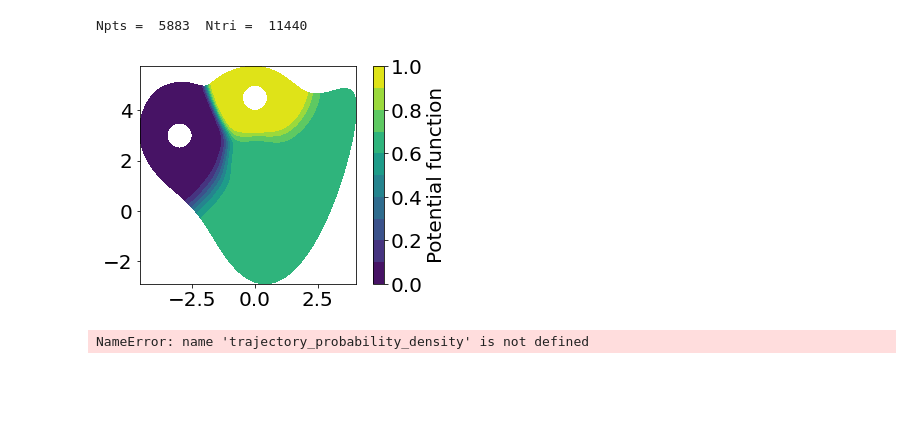
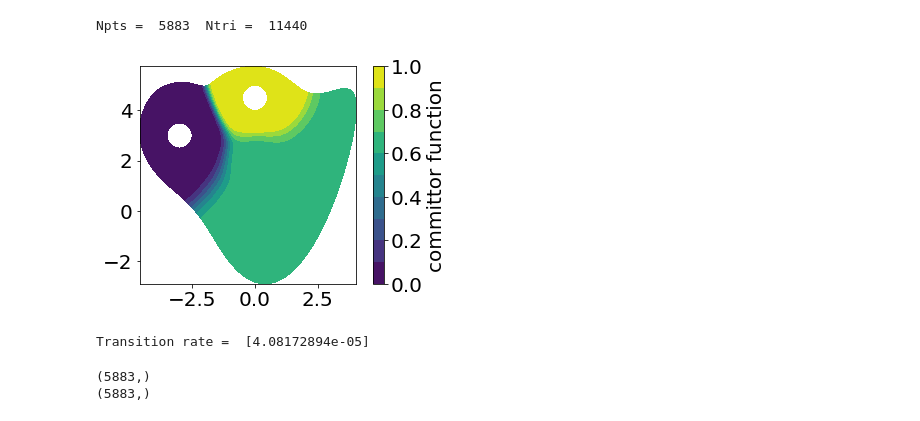
Before and after one commit to williamclarktennis/transition_path_theory_FEM_distmesh, a Jupyter notebook: face_TPT_driver.ipynb, the cells around one changed output. Cells and saved outputs as stored; diff of their text form; code cells hidden in the pictures; blank space fills up the shorter version.

```diff
--- a/face_TPT_driver.ipynb
+++ b/face_TPT_driver.ipynb
@@ -148,22 +146,22 @@ Npts =  5883  Ntri =  11440
 # %%
 # find the mesh points lying on the Dirichlet boundary \partial A \cup \partial B
 NAind,Aind = find_ABbdry_pts(pts,xa,ya,ra,h0) # find mesh points on \partial A
 NBind,Bind = find_ABbdry_pts(pts,xb,yb,rb,h0) # find mesh points on \partial B
 
 def fpot(pts):
     return face(pts,par)
 
 # find the committor
 q = FEM_committor_solver(pts,tri,Aind,Bind,fpot,beta)
 # visualize the committor
 plt.tricontourf(pts[:,0], pts[:,1],tri,q,np.array([0,0.1,0.2,0.3,0.4,0.5,0.6,0.7,0.8,0.9,1]))
-plt.colorbar(label="Potential function", orientation="vertical")
+plt.colorbar(label="committor function", orientation="vertical")
 axes=plt.gca()
 axes.set_aspect(1)
 plt.rcParams.update({'font.size': 20})
 plt.savefig('face_committor.pdf')
 # %% [output]
-[figure, old version]
+[figure, new version]
 # %%
 
 def trajectory_probability_density(pts,tri,fpot,beta,q):
@@ -190,10 +188,17 @@ def trajectory_probability_density(pts,tri,fpot,beta,q):
 # find the reactive current and the transition rate
 Rcurrent, Rrate = reactive_current_and_transition_rate(pts,tri,fpot,beta,q)
 density = trajectory_probability_density(pts, tri, fpot, beta, q)
+density = density.reshape(density.shape[0])
 Rdensity = density * q * (1-q)
 print("Transition rate = ",Rrate)
 # %% [output]
-NameError: name 'trajectory_probability_density' is not defined
+Transition rate =  [4.08172894e-05]
+# %%
+print(density.shape)
+print(q.shape)
+# %% [output]
+(5883,)
+(5883,)
 # %%
 # visualize the reactive current
 # find the absolute value of the reactive current
```
Also changed, not shown: parts of 4 cells of this notebook, 4 other files.
